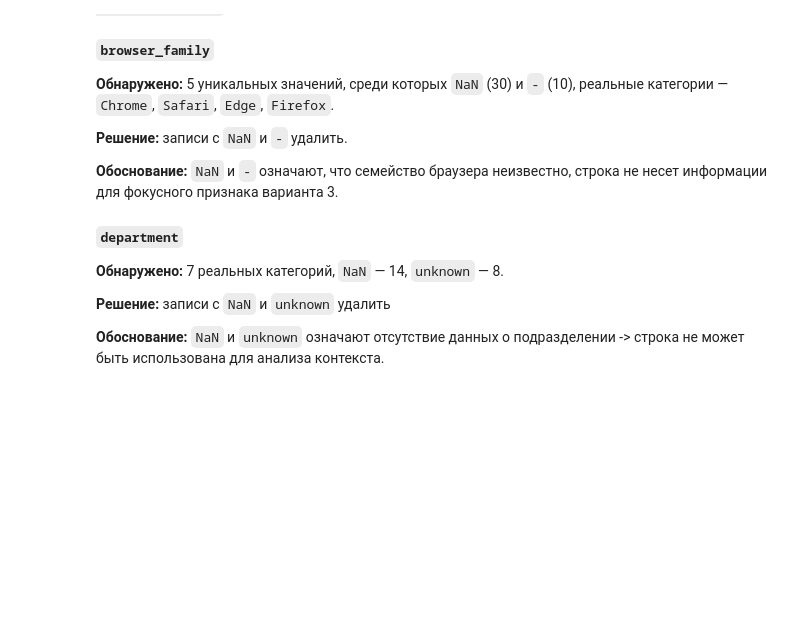
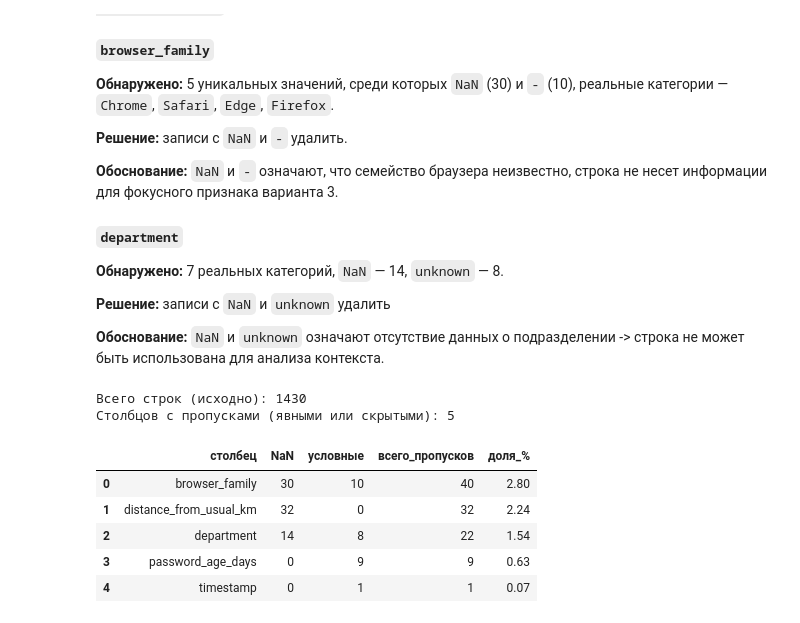
Before and after one commit to golimghostpy/lab01_ab-320_sychuk, a Jupyter notebook: lab01.ipynb, the cells around one changed output. Drawn from its saved outputs; the diff is of its cells as text; code cells hidden in the pictures; blank space fills up the shorter version.

Commit message:
find nulls, remove incorrenct and nulls

```diff
--- a/lab01.ipynb
+++ b/lab01.ipynb
@@ -563,3 +589,52 @@ is_weekend не совпадает с timestamp: 0
 **Решение:** записи с `NaN` и `unknown` удалить
 
 **Обоснование:** `NaN` и `unknown` означают отсутствие данных о подразделении -> строка не может быть использована для анализа контекста.
+# %%
+# Условные обозначения, эквивалентные пропуску
+CONVENTIONAL_NA = {'?', 'unknown', '-', '', 'nan', 'null',
+                   'none', 'n/a', 'na', 'not_recorded', 'undefined'}
+
+def count_missing(series):
+    n_nan = int(series.isna().sum())
+
+    if series.dtype == object or str(series.dtype) in ('string', 'category'):
+        s_norm = series.astype(str).str.strip().str.lower()
+        # исключаем уже посчитанные NaN: astype(str) превращает их в 'nan'
+        mask_hidden = s_norm.isin(CONVENTIONAL_NA) & series.notna()
+    else:
+        mask_hidden = pd.Series(False, index=series.index)
+
+    n_hidden = int(mask_hidden.sum())
+    return n_nan, n_hidden, n_nan + n_hidden
+
+
+rows = []
+for col in df_raw.columns:
+    n_nan, n_hidden, n_total = count_missing(df_raw[col])
+    rows.append({
+        'столбец': col,
+        'NaN': n_nan,
+        'условные': n_hidden,
+        'всего_пропусков': n_total,
+        'доля_%': round(n_total / len(df_raw) * 100, 2),
+    })
+
+missing_stats = (
+    pd.DataFrame(rows)
+    .query('всего_пропусков > 0')
+    .sort_values('доля_%', ascending=False)
+    .reset_index(drop=True)
+)
+
+print(f'Всего строк (исходно): {len(df_raw)}')
+print(f'Столбцов с пропусками (явными или скрытыми): {len(missing_stats)}')
+display(missing_stats)
+# %% [output]
+Всего строк (исходно): 1430
+Столбцов с пропусками (явными или скрытыми): 5
+|  | столбец | NaN | условные | всего_пропусков | доля_% |
+| 0 | browser_family | 30 | 10 | 40 | 2.80 |
+| 1 | distance_from_usual_km | 32 | 0 | 32 | 2.24 |
+| 2 | department | 14 | 8 | 22 | 1.54 |
+| 3 | password_age_days | 0 | 9 | 9 | 0.63 |
+| 4 | timestamp | 0 | 1 | 1 | 0.07 |
```
Also changed, not shown: parts of 6 cells of this notebook.
